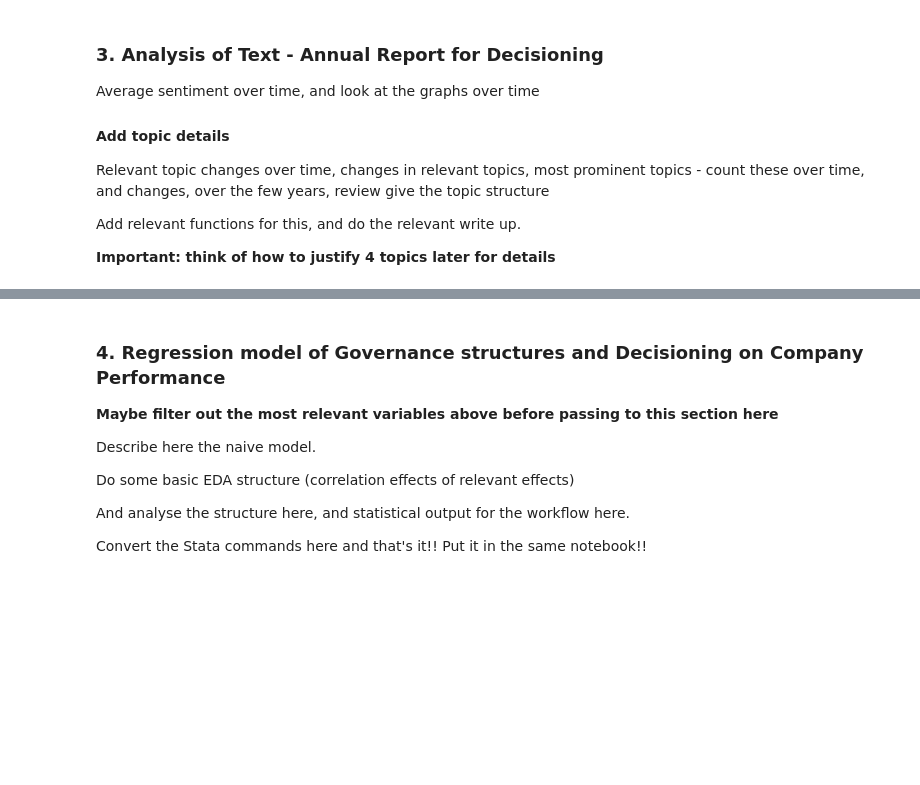
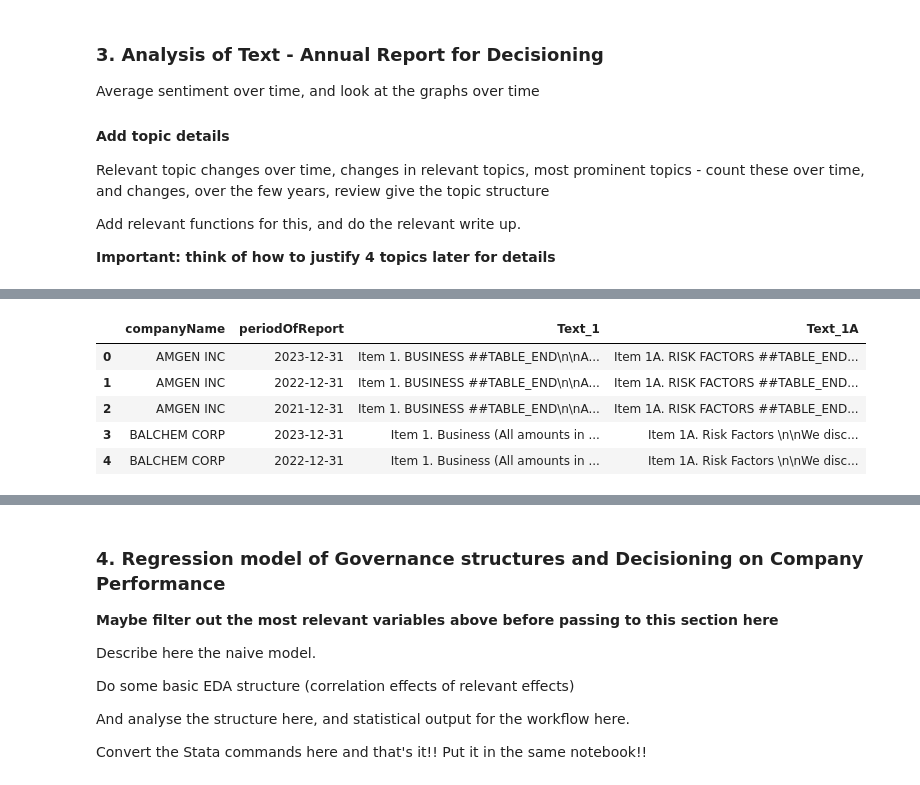
Before and after one commit to PeterHuGC/Imperial_Dissertation_Research, a Jupyter notebook: 5.Final_report_story_telling/EDA_analysis_workflow_planning_implementation.ipynb, the cells around one changed output, grey strips where cells are left out. Saved outputs shown, nothing was run; the diff lists cells and outputs as text; code cells hidden in the pictures; blank space fills up the shorter version.

```diff
--- a/5.Final_report_story_telling/EDA_analysis_workflow_planning_implementation.ipynb
+++ b/5.Final_report_story_telling/EDA_analysis_workflow_planning_implementation.ipynb
@@ -178,0 +193,11 @@ Add relevant functions for this, and do the relevant write up.
+# %%
+sec_10k_df = pd.read_json("raw_data/all_companies_report_annual_report_text_2022_2024.json")
+# %%
+sec_10k_df.head()[["companyName","periodOfReport","Text_1", "Text_1A"]]
+# %% [output]
+|  | companyName | periodOfReport | Text_1 | Text_1A |
+| 0 | AMGEN INC | 2023-12-31 | Item 1. BUSINESS ##TABLE_END\n\nA... | Item 1A. RISK FACTORS ##TABLE_END... |
+| 1 | AMGEN INC | 2022-12-31 | Item 1. BUSINESS ##TABLE_END\n\nA... | Item 1A. RISK FACTORS ##TABLE_END... |
+| 2 | AMGEN INC | 2021-12-31 | Item 1. BUSINESS ##TABLE_END\n\nA... | Item 1A. RISK FACTORS ##TABLE_END... |
+| 3 | BALCHEM CORP | 2023-12-31 | Item 1. Business (All amounts in ... | Item 1A. Risk Factors \n\nWe disc... |
+| 4 | BALCHEM CORP | 2022-12-31 | Item 1. Business (All amounts in ... | Item 1A. Risk Factors \n\nWe disc... |
```
Also changed, not shown: parts of 17 cells of this notebook, 5 other files.
